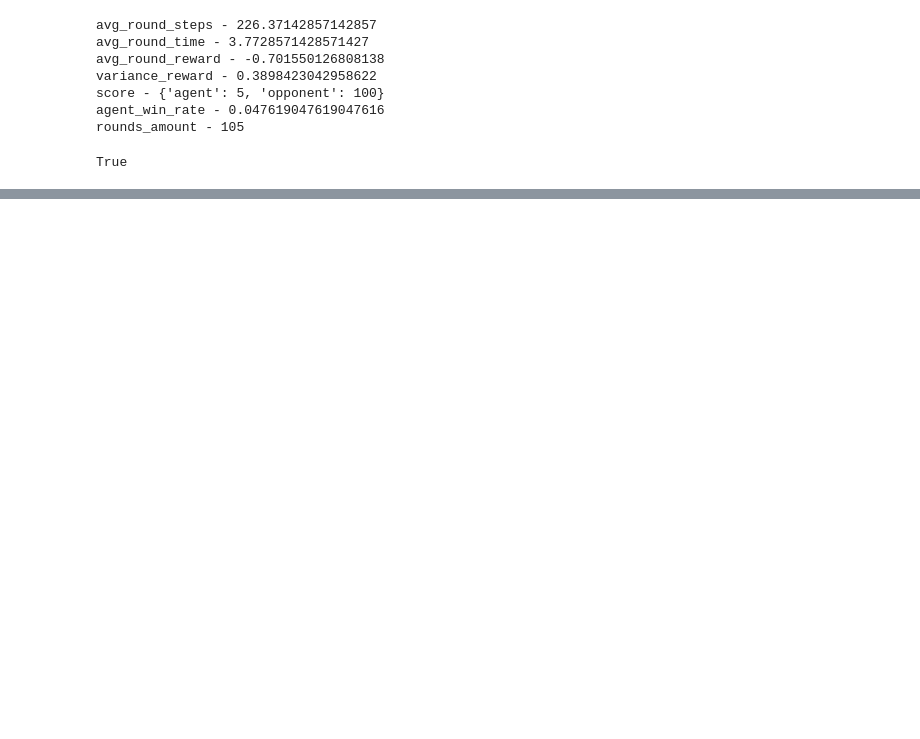
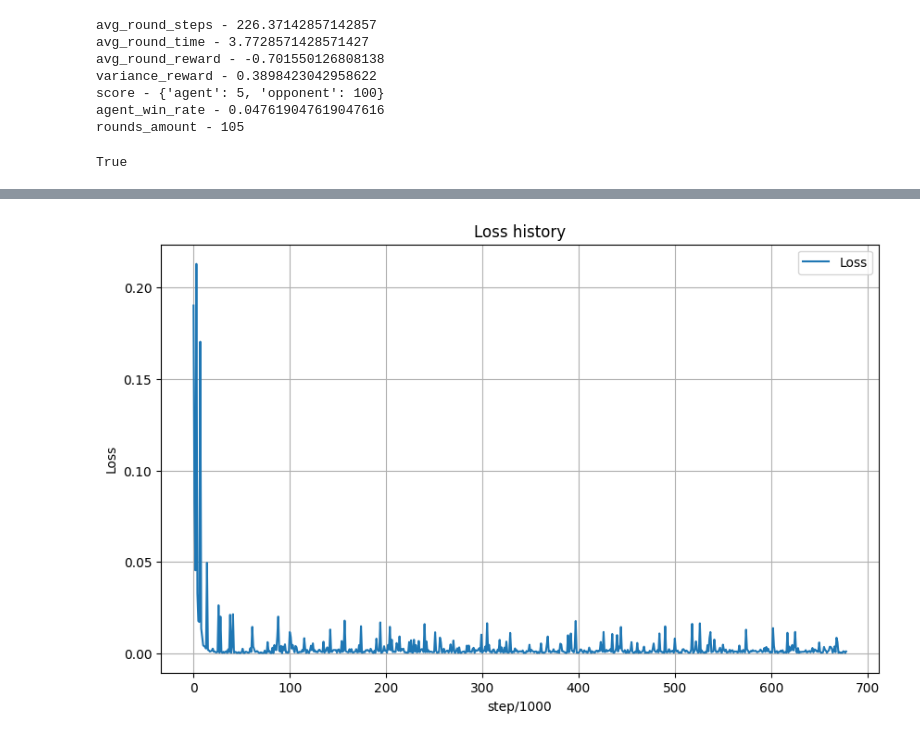
Before and after one commit to egorzernin0305-rgb/Pong-Game-Deep-Q-learning-RL-, a Jupyter notebook: pong_game.ipynb, the cells around one changed output, grey strips where cells are left out. Drawn from its saved outputs; the diff is of its cells as text; code cells hidden in the pictures; blank space fills up the shorter version.

```diff
--- a/pong_game.ipynb
+++ b/pong_game.ipynb
@@ -132,0 +155,14 @@ files.download("learning_stats_claude.csv")
+# %%
+import matplotlib.pyplot as plt
+plt.figure(figsize=(10, 6))
+plt.plot(my_dqn.loss_history, label='Loss')
+plt.xlabel('step/1000')
+plt.ylabel('Loss')
+plt.title('Loss history')
+plt.grid(True)
+plt.legend()
+plt.show()
+pd.DataFrame(my_dqn.loss_history).to_csv("loss_history_claude_015.csv", index=False)
+files.download("loss_history_claude_015.csv")
+# %% [output]
+[figure, added]
```
Also changed, not shown: parts of 7 cells of this notebook.
